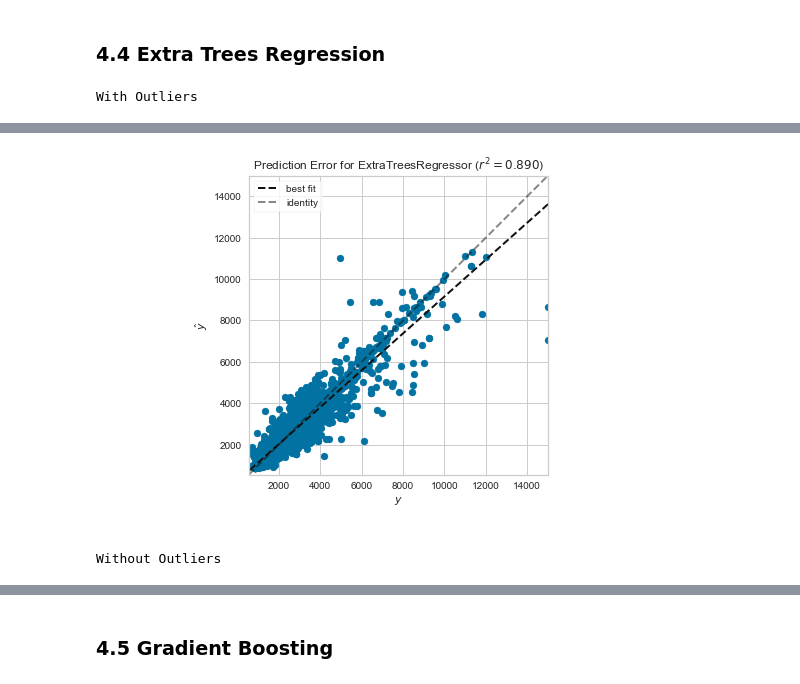
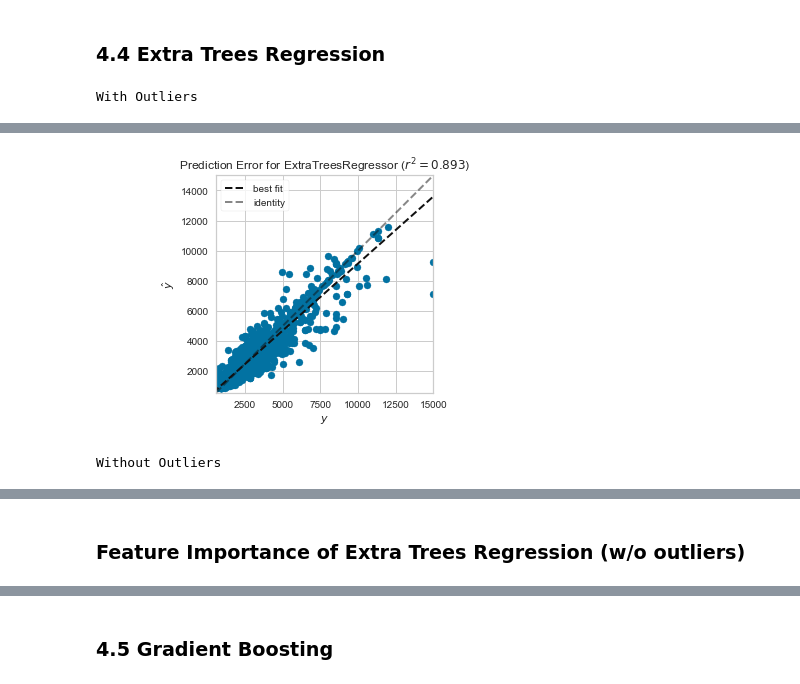
Before and after one commit to tmilse/DMV, a Jupyter notebook: notebooks/Nick - ML.ipynb, the cells around one changed output, grey strips where cells are left out. Drawn from its saved outputs; the diff is of its cells as text; code cells hidden in the pictures.

Commit message:
updated ML notebook with feature importance plot and all models trained

```diff
--- a/notebooks/Nick - ML.ipynb
+++ b/notebooks/Nick - ML.ipynb
@@ -729,7 +848,7 @@ g = visualizer.poof()
 
 # Fit Model without outliers
 XtraTrees = ExtraTreesRegressor()
-SGDRegr.fit(X_train2, y_train2)
+XtraTrees.fit(X_train2, y_train2)
 
 print("Without Outliers")
 
@@ -752,2 +871,2 @@ With Outliers
-[figure, old version]
+[figure, new version]
 Without Outliers
@@ -755,0 +875,2 @@ Without Outliers
+# %% [markdown]
+### Feature Importance of Extra Trees Regression (w/o outliers)
```
Also changed, not shown: parts of 30 cells of this notebook.
